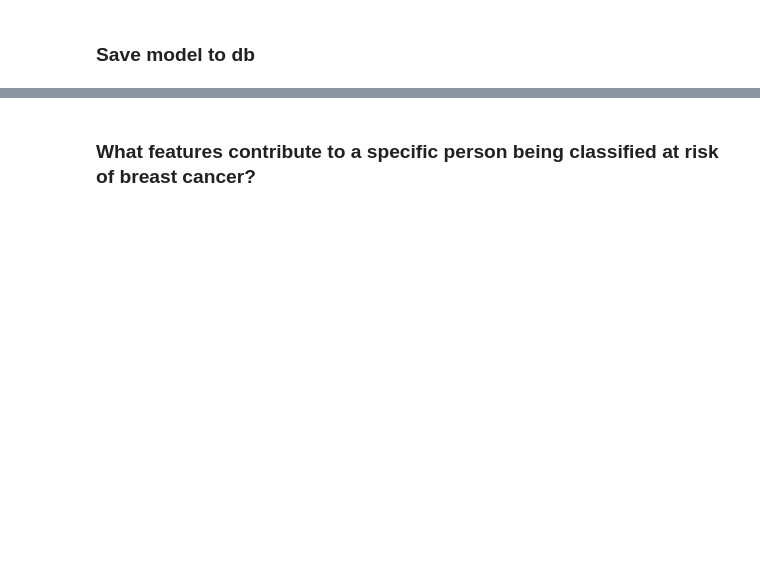
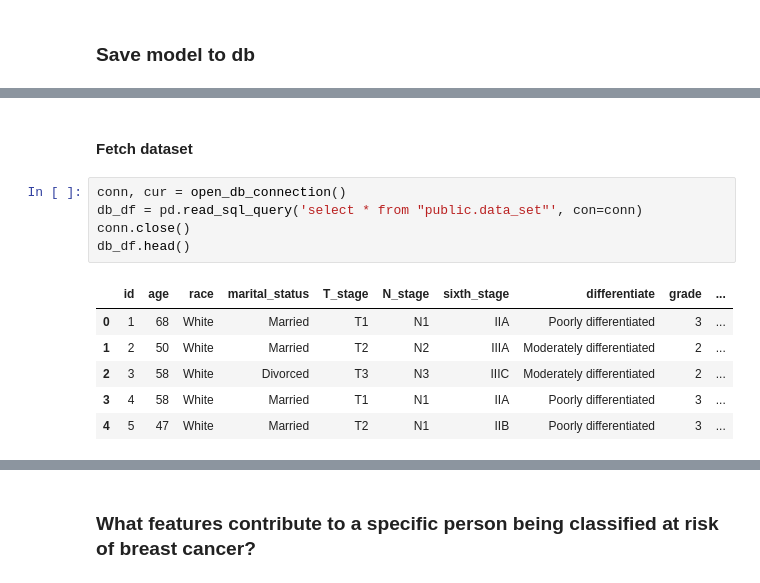
Before and after one commit to rolandina/breast-cancer-prediction-fastapi, a Jupyter notebook: notebooks/EDA.ipynb, the cells around one changed output, grey strips where cells are left out. Saved outputs shown, nothing was run; the diff lists cells and outputs as text; blank space fills up the shorter version.

```diff
--- a/notebooks/EDA.ipynb
+++ b/notebooks/EDA.ipynb
@@ -1092,0 +1335,14 @@ import json
+# %% [markdown]
+#### Fetch dataset
+# %%
+conn, cur = open_db_connection()
+db_df = pd.read_sql_query('select * from "public.data_set"', con=conn)
+conn.close()
+db_df.head()
+# %% [output]
+|  | id | age | race | marital_status | T_stage | N_stage | sixth_stage | differentiate | grade | ... |
+| 0 | 1 | 68 | White | Married | T1 | N1 | IIA | Poorly differentiated | 3 | ... |
+| 1 | 2 | 50 | White | Married | T2 | N2 | IIIA | Moderately differentiated | 2 | ... |
+| 2 | 3 | 58 | White | Divorced | T3 | N3 | IIIC | Moderately differentiated | 2 | ... |
+| 3 | 4 | 58 | White | Married | T1 | N1 | IIA | Poorly differentiated | 3 | ... |
+| 4 | 5 | 47 | White | Married | T2 | N1 | IIB | Poorly differentiated | 3 | ... |
```
Also changed, not shown: parts of 68 cells of this notebook, 2 other files.
